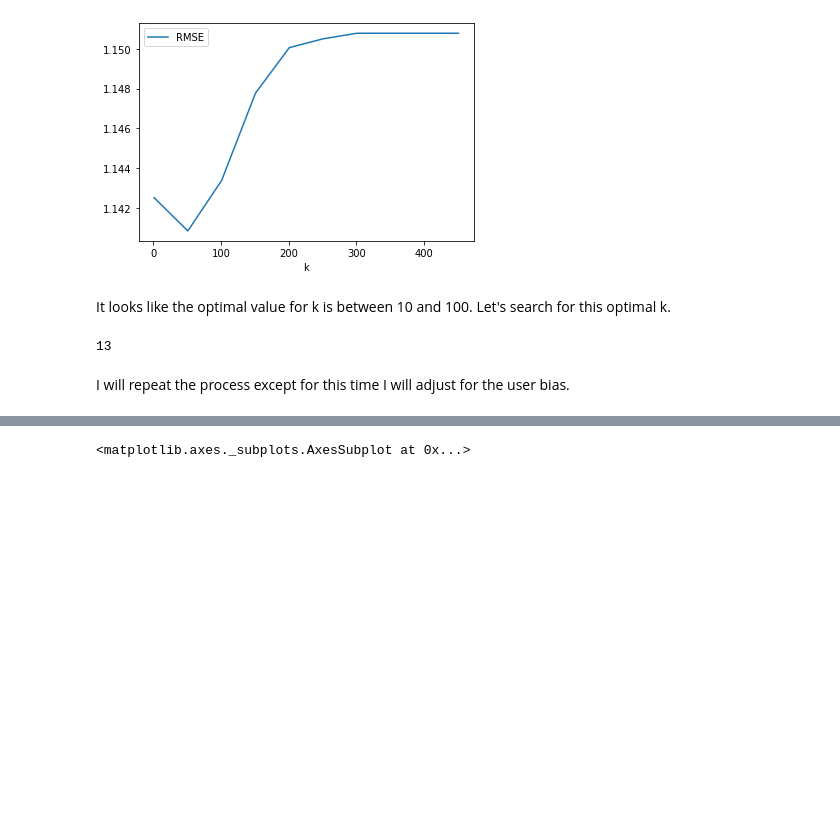
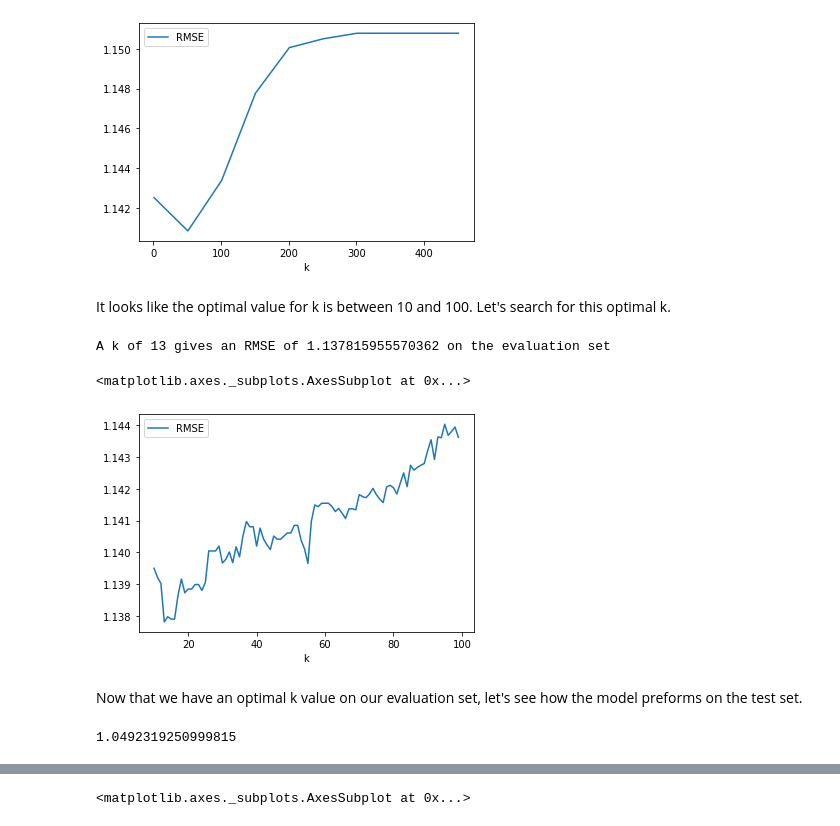
Before and after one commit to mikeasilva/CUNY-SPS, a Jupyter notebook: DATA612/Project3.ipynb, the cells around one changed output, grey strips where cells are left out. Saved outputs shown, nothing was run; the diff lists cells and outputs as text; code cells hidden in the pictures; blank space fills up the shorter version.

```diff
--- a/DATA612/Project3.ipynb
+++ b/DATA612/Project3.ipynb
@@ -127,5 +133,5 @@ Now that I can produce predictions I need to evaluate them against the validatio
 # %%
-average_rating = round(ratings_test['rating'].mean() * 2) / 2
+average_rating = round(ratings_test['rating'].mean() * 2, 0) / 2
 
 def get_svd_RMSE(predictions, ratings_evaluation, average_rating):
     """Get the RMSE for a set of test data based off of predictions.
@@ -167,16 +173,29 @@ It looks like the optimal value for k is between 10 and 100.  Let's search for t
 # %%
 min_RMSE = 100
 optimal_k = 0
+RMSEs = []
 
 for k in range(10, 100, 1):
     svd_predictions = get_svd_predictions(A, k)
     RMSE = get_svd_RMSE(svd_predictions, ratings_evaluation, average_rating)
+    RMSEs.append({'k':k, 'RMSE':RMSE})
     if RMSE < min_RMSE:
         min_RMSE = RMSE
         optimal_k = k
 
-optimal_k
+print("A k of " + str(optimal_k) + " gives an RMSE of " + str(min_RMSE) + " on the evaluation set")
 # %% [output]
-13
+A k of 13 gives an RMSE of 1.137815955570362 on the evaluation set
-# %% [markdown]
-I will repeat the process except for this time I will adjust for the user bias.
+# %%
+RMSEs = pd.DataFrame(RMSEs)
+RMSEs.plot(x='k', y='RMSE')
+# %% [output]
+<matplotlib.axes._subplots.AxesSubplot at 0x...>
+[figure, added]
+# %% [markdown]
+Now that we have an optimal k value on our evaluation set, let's see how the model preforms on the test set.
+# %%
+svd_predictions = get_svd_predictions(A, optimal_k)
+get_svd_RMSE(svd_predictions, ratings_test, average_rating)
+# %% [output]
+1.0492319250999815
```
Also changed, not shown: parts of 30 cells of this notebook.
